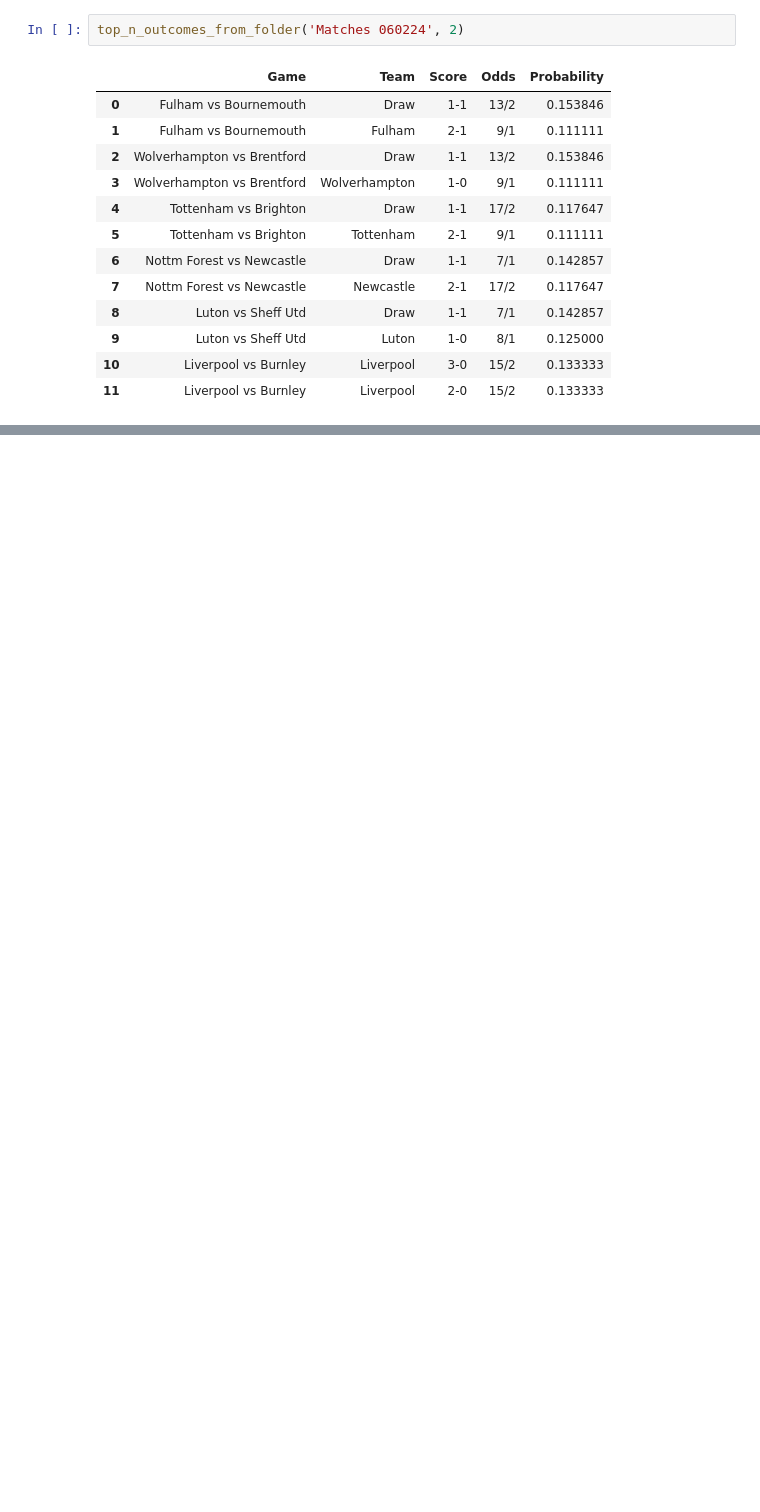
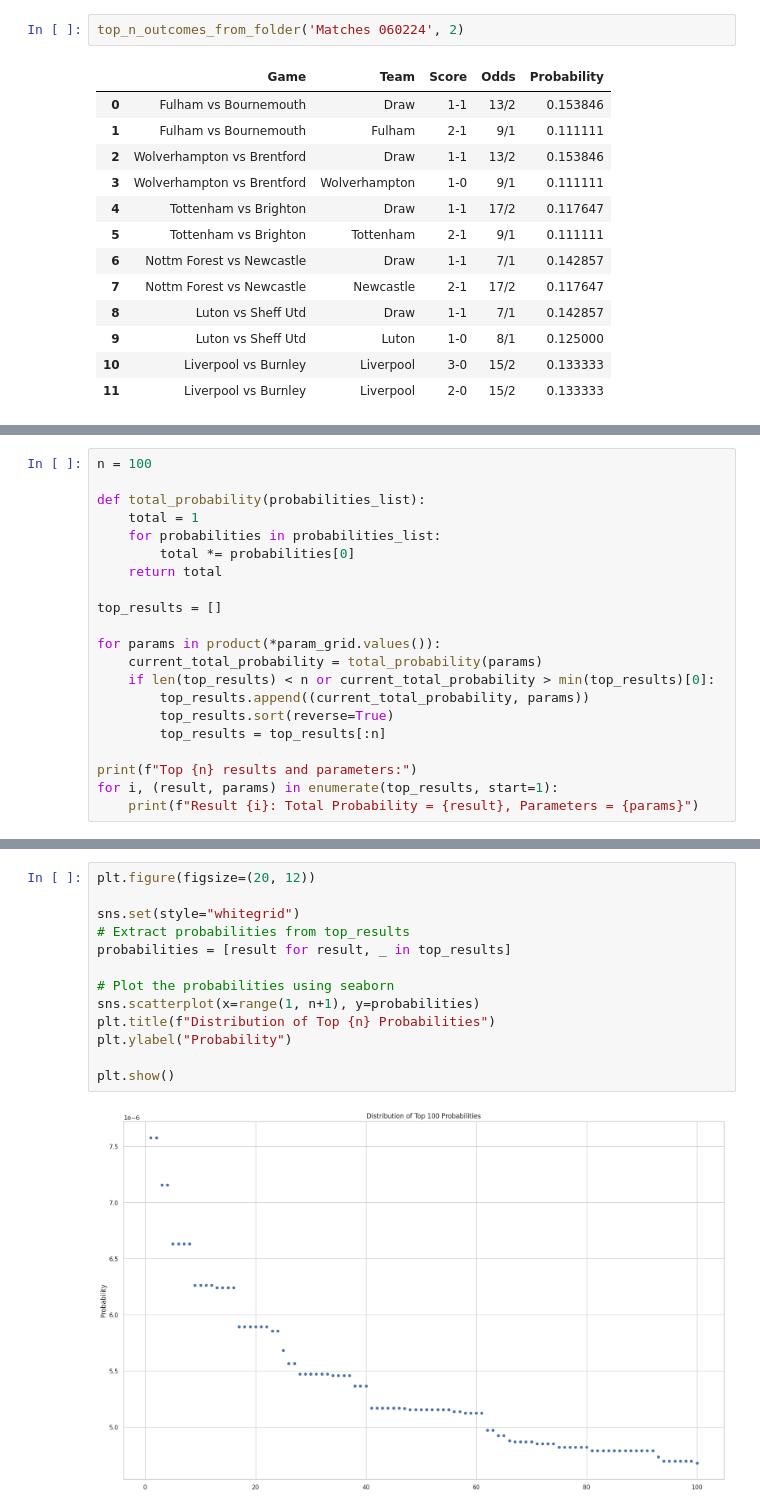
Before and after one commit to jamiemilsom/scraping_tool, a Jupyter notebook: analysis.ipynb, the cells around one changed output, grey strips where cells are left out. Drawn from its saved outputs; the diff is of its cells as text; blank space fills up the shorter version.

```diff
--- a/analysis.ipynb
+++ b/analysis.ipynb
@@ -81,0 +105,21 @@ top_n_outcomes_from_folder('Matches 060224', 2)
+# %%
+n = 100
+
+def total_probability(probabilities_list):
+    total = 1
+    for probabilities in probabilities_list:
+        total *= probabilities[0]
+    return total
+
+top_results = []
+
+for params in product(*param_grid.values()):
+    current_total_probability = total_probability(params)
+    if len(top_results) < n or current_total_probability > min(top_results)[0]:
+        top_results.append((current_total_probability, params))
+        top_results.sort(reverse=True)
+        top_results = top_results[:n]
+
+print(f"Top {n} results and parameters:")
+for i, (result, params) in enumerate(top_results, start=1):
+    print(f"Result {i}: Total Probability = {result}, Parameters = {params}")
@@ -81,0 +144,15 @@ top_n_outcomes_from_folder('Matches 060224', 2)
+# %%
+plt.figure(figsize=(20, 12))
+
+sns.set(style="whitegrid")
+# Extract probabilities from top_results
+probabilities = [result for result, _ in top_results]
+
+# Plot the probabilities using seaborn
+sns.scatterplot(x=range(1, n+1), y=probabilities)
+plt.title(f"Distribution of Top {n} Probabilities")
+plt.ylabel("Probability")
+
+plt.show()
+# %% [output]
+[figure, added]
```
Also changed, not shown: parts of 11 cells of this notebook.
